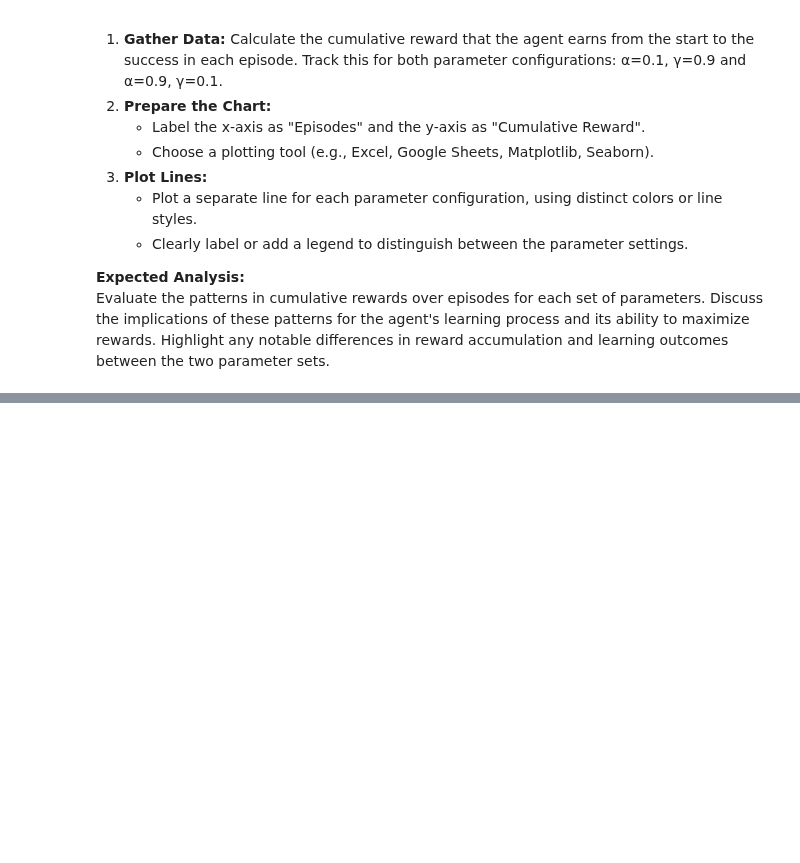
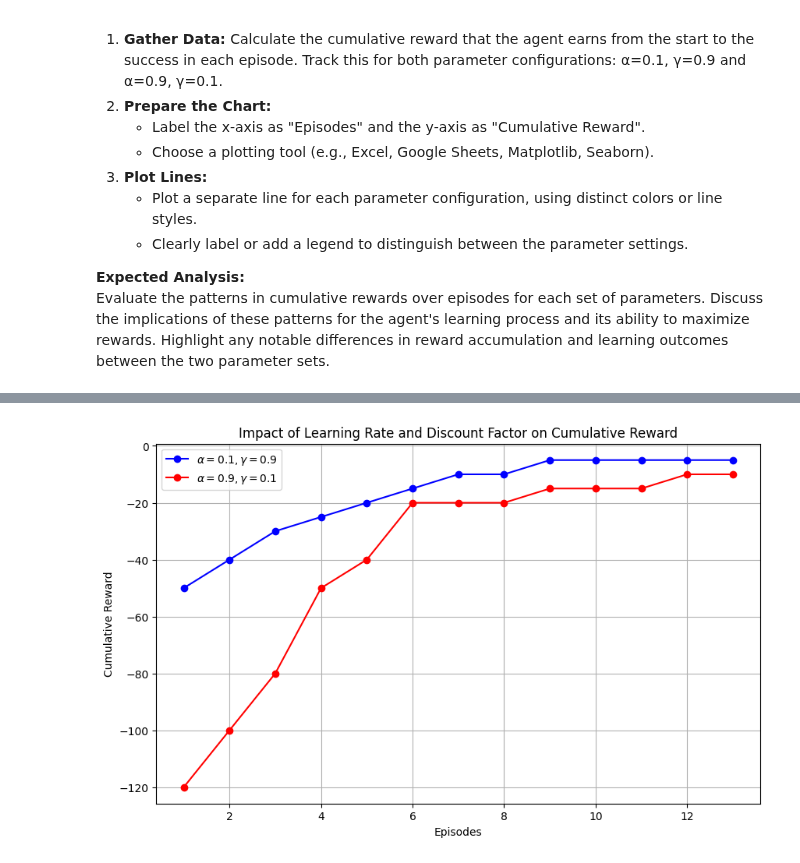
Before and after one commit to j21j/CAP4630, a Jupyter notebook: HW5/CAP4630_HW5_Jones.ipynb, the cells around one changed output, grey strips where cells are left out. Drawn from its saved outputs; the diff is of its cells as text; code cells hidden in the pictures; blank space fills up the shorter version.

```diff
--- a/HW5/CAP4630_HW5_Jones.ipynb
+++ b/HW5/CAP4630_HW5_Jones.ipynb
@@ -302,0 +416,24 @@ Evaluate the patterns in cumulative rewards over episodes for each set of parame
+# %%
+# Task 2
+
+# Sample data: Cumulative rewards for both configurations
+# Replace these with actual cumulative rewards from your code
+episodes = list(range(1, 14))  # 13 episodes
+
+cumulative_rewards_low_alpha = [-50, -40, -30, -25, -20, -15, -10, -10, -5, -5, -5, -5, -5]  # α=0.1, γ=0.9
+cumulative_rewards_high_alpha = [-120, -100, -80, -50, -40, -20, -20, -20, -15, -15, -15, -10, -10]  # α=0.9, γ=0.1
+
+# Plotting
+plt.figure(figsize=(10, 6))
+plt.plot(episodes, cumulative_rewards_low_alpha, label=r'$\alpha=0.1, \gamma=0.9$', color='blue', marker='o')
+plt.plot(episodes, cumulative_rewards_high_alpha, label=r'$\alpha=0.9, \gamma=0.1$', color='red', marker='o')
+
+# Chart labels and legend
+plt.xlabel("Episodes")
+plt.ylabel("Cumulative Reward")
+plt.title("Impact of Learning Rate and Discount Factor on Cumulative Reward")
+plt.legend()
+plt.grid(True)
+plt.show()
+# %% [output]
+[figure, added]
```
Also changed, not shown: parts of 4 cells of this notebook.
